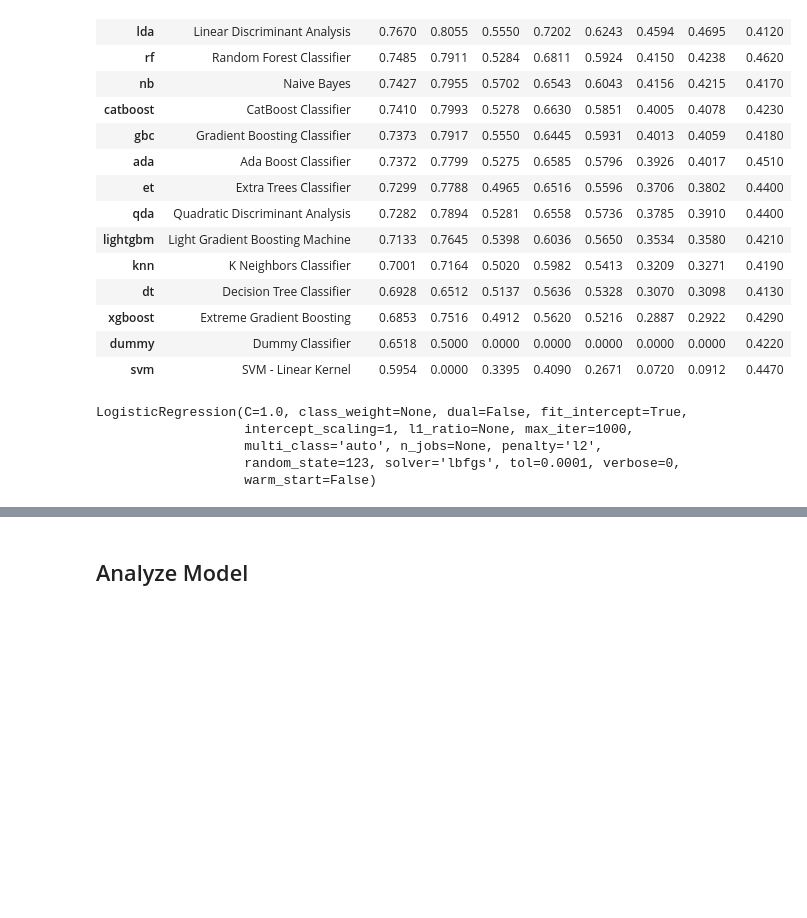
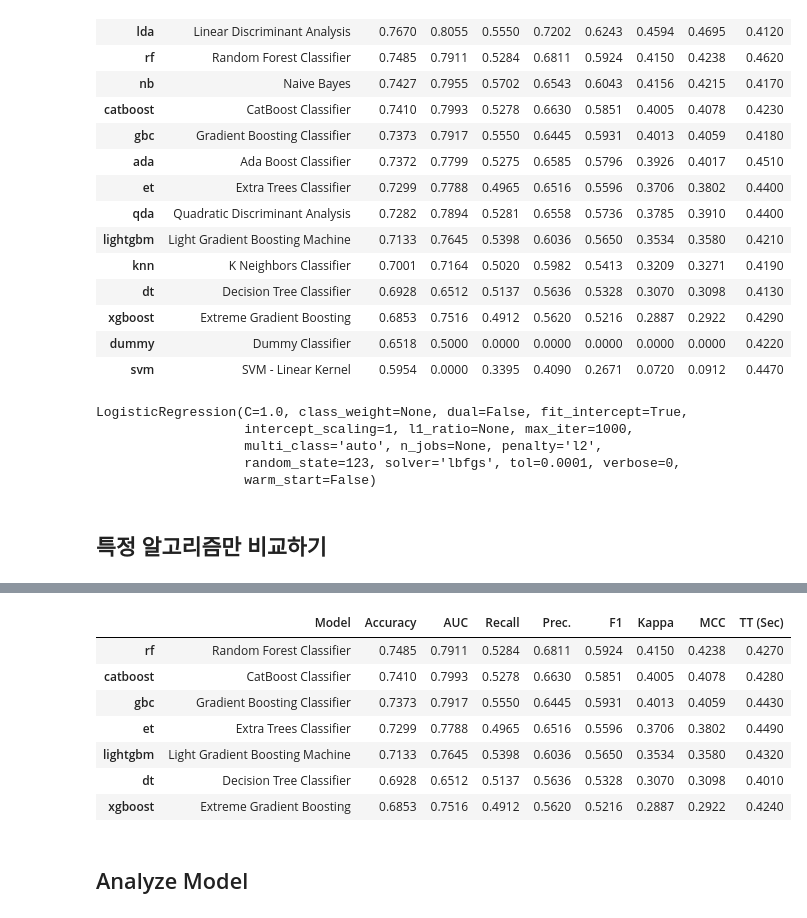
Before and after one commit to zerosum99/js_pycaret_study, a Jupyter notebook: pycaret3_Binary Classification.ipynb, the cells around one changed output, grey strips where cells are left out. Saved outputs shown, nothing was run; the diff lists cells and outputs as text; code cells hidden in the pictures; blank space fills up the shorter version.

```diff
--- a/pycaret3_Binary Classification.ipynb
+++ b/pycaret3_Binary Classification.ipynb
@@ -175,3 +265,10 @@ LogisticRegression(C=1.0, class_weight=None, dual=False, fit_intercept=True,
                    multi_class='auto', n_jobs=None, penalty='l2',
                    random_state=123, solver='lbfgs', tol=0.0001, verbose=0,
                    warm_start=False)
+# %% [markdown]
+## 특정 알고리즘만 비교하기
+# %%
+compare_tree_models = compare_models(include = ['dt', 'rf', 'et',
+                                                'gbc', 'xgboost',
+                                                'lightgbm', 'catboost'], n_select=3)
+# %% [output]
@@ -178,3 +276,11 @@ LogisticRegression(C=1.0, class_weight=None, dual=False, fit_intercept=True,
+|  | Model | Accuracy | AUC | Recall | Prec. | F1 | Kappa | MCC | TT (Sec) |
+| rf | Random Forest Classifier | 0.7485 | 0.7911 | 0.5284 | 0.6811 | 0.5924 | 0.4150 | 0.4238 | 0.4270 |
+| catboost | CatBoost Classifier | 0.7410 | 0.7993 | 0.5278 | 0.6630 | 0.5851 | 0.4005 | 0.4078 | 0.4280 |
+| gbc | Gradient Boosting Classifier | 0.7373 | 0.7917 | 0.5550 | 0.6445 | 0.5931 | 0.4013 | 0.4059 | 0.4430 |
+| et | Extra Trees Classifier | 0.7299 | 0.7788 | 0.4965 | 0.6516 | 0.5596 | 0.3706 | 0.3802 | 0.4490 |
+| lightgbm | Light Gradient Boosting Machine | 0.7133 | 0.7645 | 0.5398 | 0.6036 | 0.5650 | 0.3534 | 0.3580 | 0.4320 |
+| dt | Decision Tree Classifier | 0.6928 | 0.6512 | 0.5137 | 0.5636 | 0.5328 | 0.3070 | 0.3098 | 0.4010 |
+| xgboost | Extreme Gradient Boosting | 0.6853 | 0.7516 | 0.4912 | 0.5620 | 0.5216 | 0.2887 | 0.2922 | 0.4240 |
 # %% [markdown]
 ## Analyze Model
 # %%
```
Also changed, not shown: parts of 14 cells of this notebook, 5 other files.
